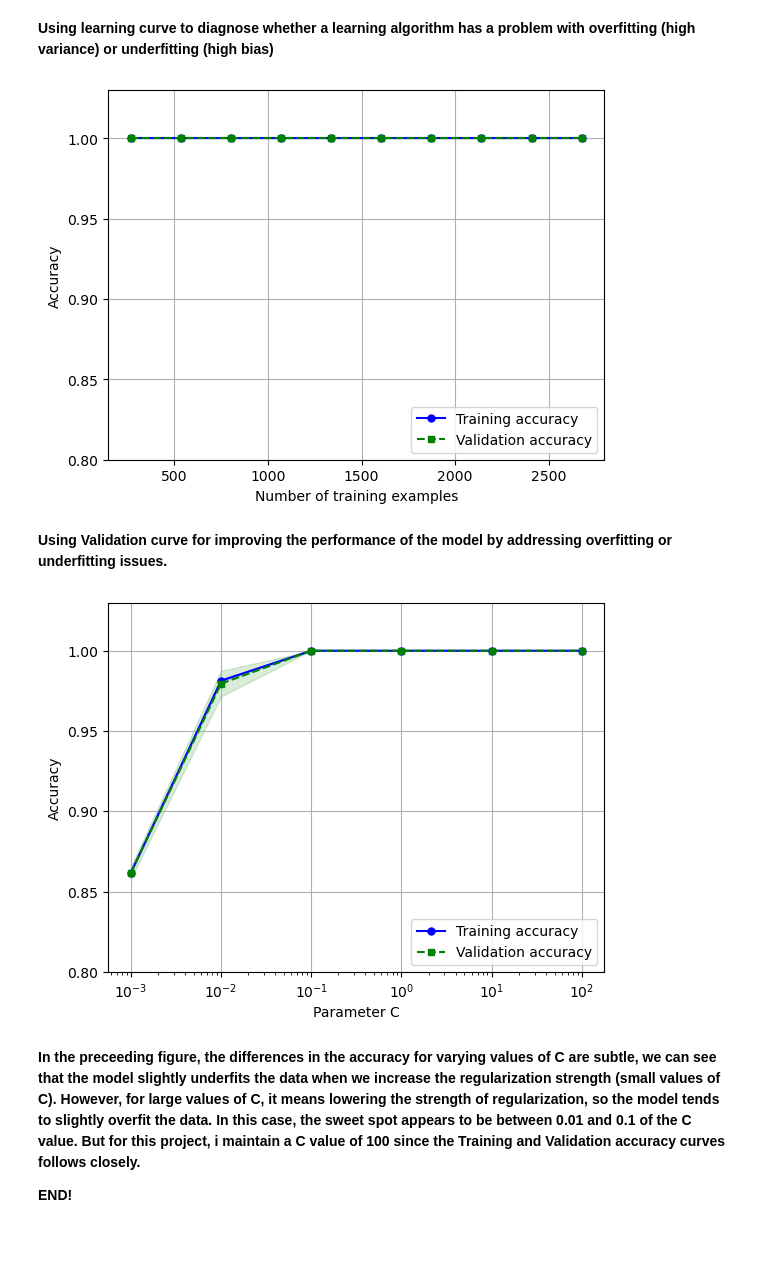
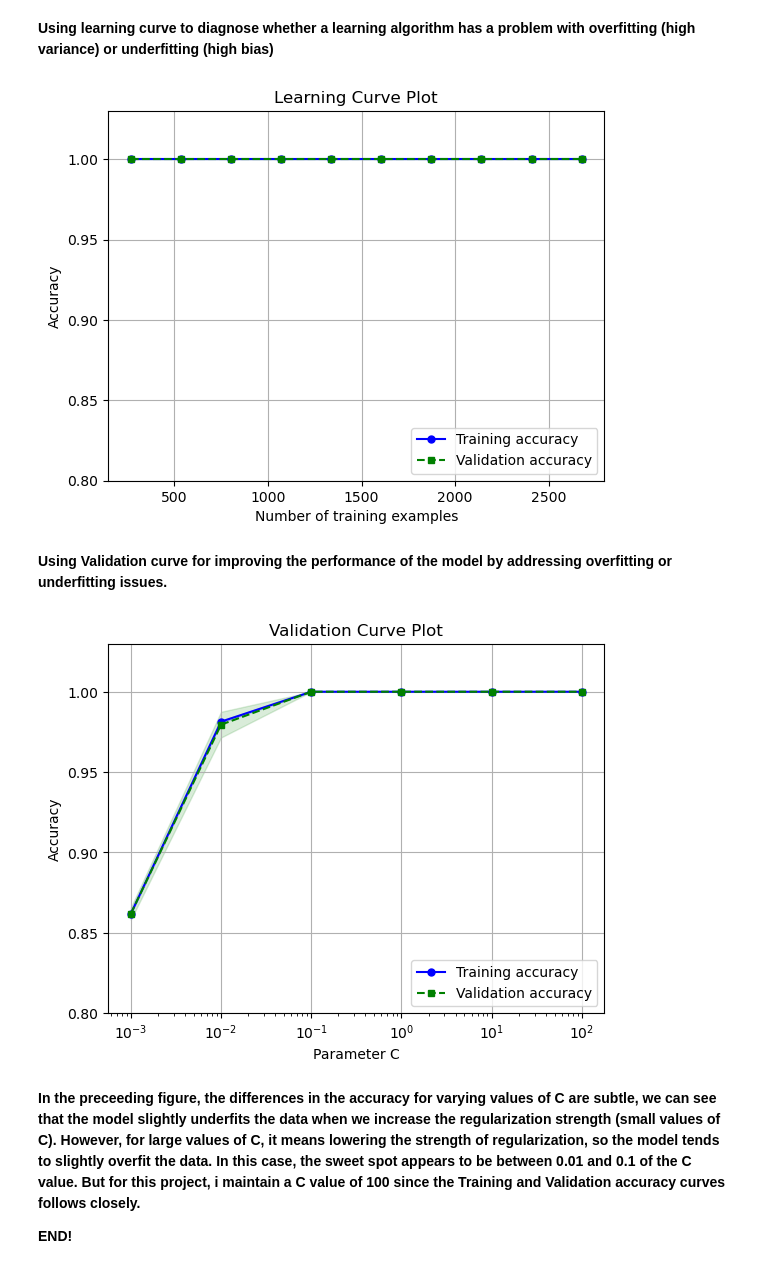
Before and after one commit to Nene-S/Customer_Churn_Prediction, a Jupyter notebook: customer_churn_prediction.ipynb, the cells around one changed output. Drawn from its saved outputs; the diff is of its cells as text; code cells hidden in the pictures; blank space fills up the shorter version.

```diff
--- a/customer_churn_prediction.ipynb
+++ b/customer_churn_prediction.ipynb
@@ -238,34 +238,35 @@ train_sizes, train_scores, test_scores = \
             learning_curve(estimator=lr, X=X_train, y=y_train,
                            train_sizes=np.linspace(0.1,1.0,10),
                            cv=10, n_jobs=1)
 
 
 
 train_mean = np.mean(train_scores, axis=1)
 train_std = np.std(train_scores, axis=1)
 test_mean = np.mean(test_scores, axis=1)
 test_std =  np.std(test_scores, axis=1)
 
 plt.plot(train_sizes, train_mean, color="blue", marker="o",markersize=5, label="Training accuracy")
 plt.fill_between(train_sizes,
                  train_mean + train_std,
                 train_mean - train_std,
                 alpha=0.15, color="blue")
 
 plt.plot(train_sizes, test_mean, color="green", marker="s",markersize=5, linestyle="--", label="Validation accuracy")
 plt.fill_between(train_sizes,
                  test_mean + test_std,
                 test_mean - test_std,
                  alpha=0.15, color="green")
 
 plt.grid()
+plt.title("Learning Curve Plot")
 plt.xlabel("Number of training examples")
 plt.ylabel("Accuracy")
 plt.legend(loc="lower right")
 plt.ylim([0.8, 1.03])
 plt.show()
 # %% [output]
-[figure, old version]
+[figure, new version]
 # %% [markdown]
 **Using Validation curve for improving the performance of the model by addressing overfitting or underfitting issues.**
 # %%
@@ -298,13 +299,14 @@ plt.fill_between(param_range,
 
 plt.grid()
 plt.xscale("log")
+plt.title("Validation Curve Plot")
 plt.xlabel("Parameter C")
 plt.ylabel("Accuracy")
 plt.legend(loc="lower right")
 plt.ylim([0.8, 1.03])
 plt.show()
 # %% [output]
-[figure, old version]
+[figure, new version]
 # %% [markdown]
 **In the preceeding figure, the differences in the accuracy for varying values of C are subtle, we can see that the model
 slightly underfits the data when we increase the regularization strength (small values of C). However,
```
Also changed, not shown: parts of 16 cells of this notebook.
